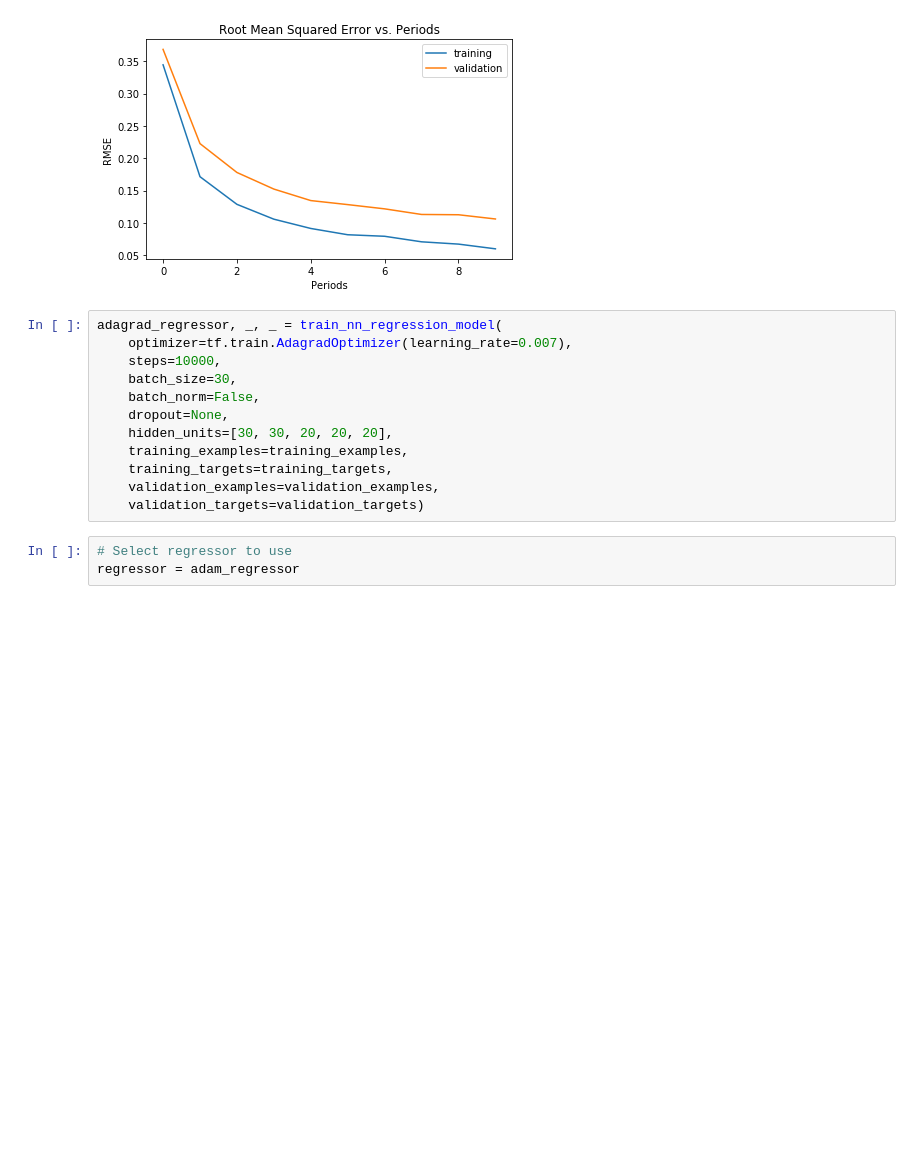
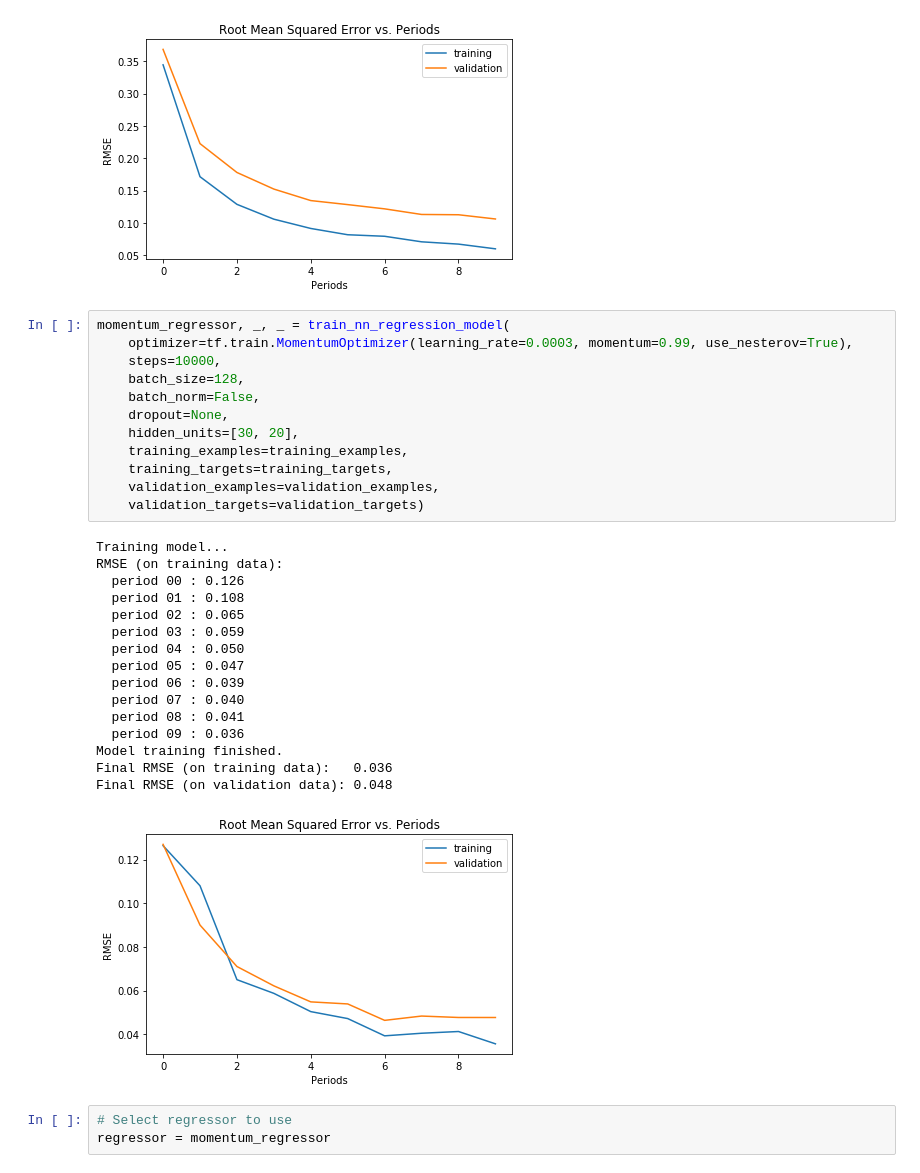
Before and after one commit to czhao39/stock-dnn, a Jupyter notebook: feedforward.ipynb, the cells around one changed output. Cells and saved outputs as stored; diff of their text form; blank space fills up the shorter version.

```diff
--- a/feedforward.ipynb
+++ b/feedforward.ipynb
@@ -360,20 +360,37 @@ Final RMSE (on training data):   0.060
 Final RMSE (on validation data): 0.106
 [figure]
 # %%
-adagrad_regressor, _, _ = train_nn_regression_model(
-    optimizer=tf.train.AdagradOptimizer(learning_rate=0.007),
+momentum_regressor, _, _ = train_nn_regression_model(
+    optimizer=tf.train.MomentumOptimizer(learning_rate=0.0003, momentum=0.99, use_nesterov=True),
     steps=10000,
-    batch_size=30,
+    batch_size=128,
     batch_norm=False,
     dropout=None,
-    hidden_units=[30, 30, 20, 20, 20],
+    hidden_units=[30, 20],
     training_examples=training_examples,
     training_targets=training_targets,
     validation_examples=validation_examples,
     validation_targets=validation_targets)
+# %% [output]
+Training model...
+RMSE (on training data):
+  period 00 : 0.126
+  period 01 : 0.108
+  period 02 : 0.065
+  period 03 : 0.059
+  period 04 : 0.050
+  period 05 : 0.047
+  period 06 : 0.039
+  period 07 : 0.040
+  period 08 : 0.041
+  period 09 : 0.036
+Model training finished.
+Final RMSE (on training data):   0.036
+Final RMSE (on validation data): 0.048
+[figure, added]
 # %%
 # Select regressor to use
-regressor = adam_regressor
+regressor = momentum_regressor
 # %%
 # Compute stats on testing set
 predict_testing_input_fn = lambda: input_fn(testing_examples, testing_targets, num_epochs=1, shuffle=False)
```
Also changed, not shown: parts of 3 cells of this notebook, 18 other files.
